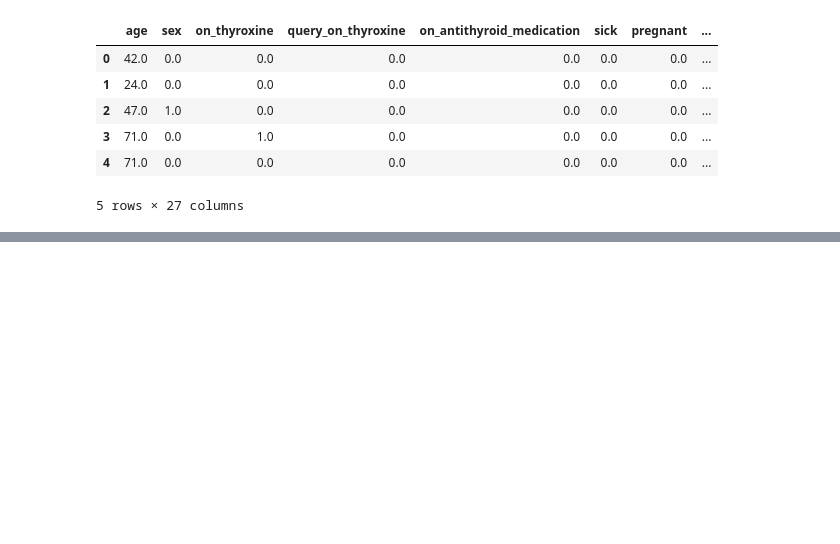
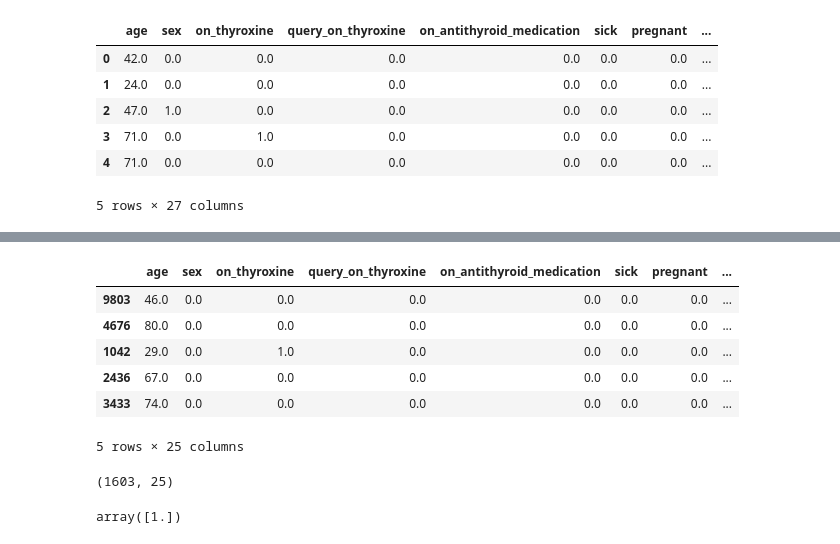
Before and after one commit to AbhishekPalsra/Thyroid_Disease_Detection, a Jupyter notebook: notebook/preprocessing_thyroid.ipynb, the cells around one changed output, grey strips where cells are left out. Cells and saved outputs as stored; diff of their text form; code cells hidden in the pictures; blank space fills up the shorter version.

```diff
--- a/notebook/preprocessing_thyroid.ipynb
+++ b/notebook/preprocessing_thyroid.ipynb
@@ -1010,0 +943,19 @@ best_model.score(X_test,y_test)
+# %%
+
+X_train.head(5)
+# %% [output]
+|  | age | sex | on_thyroxine | query_on_thyroxine | on_antithyroid_medication | sick | pregnant | ... |
+| 9803 | 46.0 | 0.0 | 0.0 | 0.0 | 0.0 | 0.0 | 0.0 | ... |
+| 4676 | 80.0 | 0.0 | 0.0 | 0.0 | 0.0 | 0.0 | 0.0 | ... |
+| 1042 | 29.0 | 0.0 | 1.0 | 0.0 | 0.0 | 0.0 | 0.0 | ... |
+| 2436 | 67.0 | 0.0 | 0.0 | 0.0 | 0.0 | 0.0 | 0.0 | ... |
+| 3433 | 74.0 | 0.0 | 0.0 | 0.0 | 0.0 | 0.0 | 0.0 | ... |
+5 rows × 25 columns
+# %%
+X_train.shape
+# %% [output]
+(1603, 25)
+# %%
+best_model.predict([[49.0,	0.0, 1.0, 0.0,	0.0,	0.0,	0.0,	0.0,	0.0,	1.0,	0.0,	0.0,	0.0,	0.0,	0.0,	0.0	,2.0,	64.0,	2.0,	60.0,	0.0,	0.0,	0.0,	0.0,	1.0]])
+# %% [output]
+array([1.])
```
Also changed, not shown: parts of 31 cells of this notebook, 5 other files.
